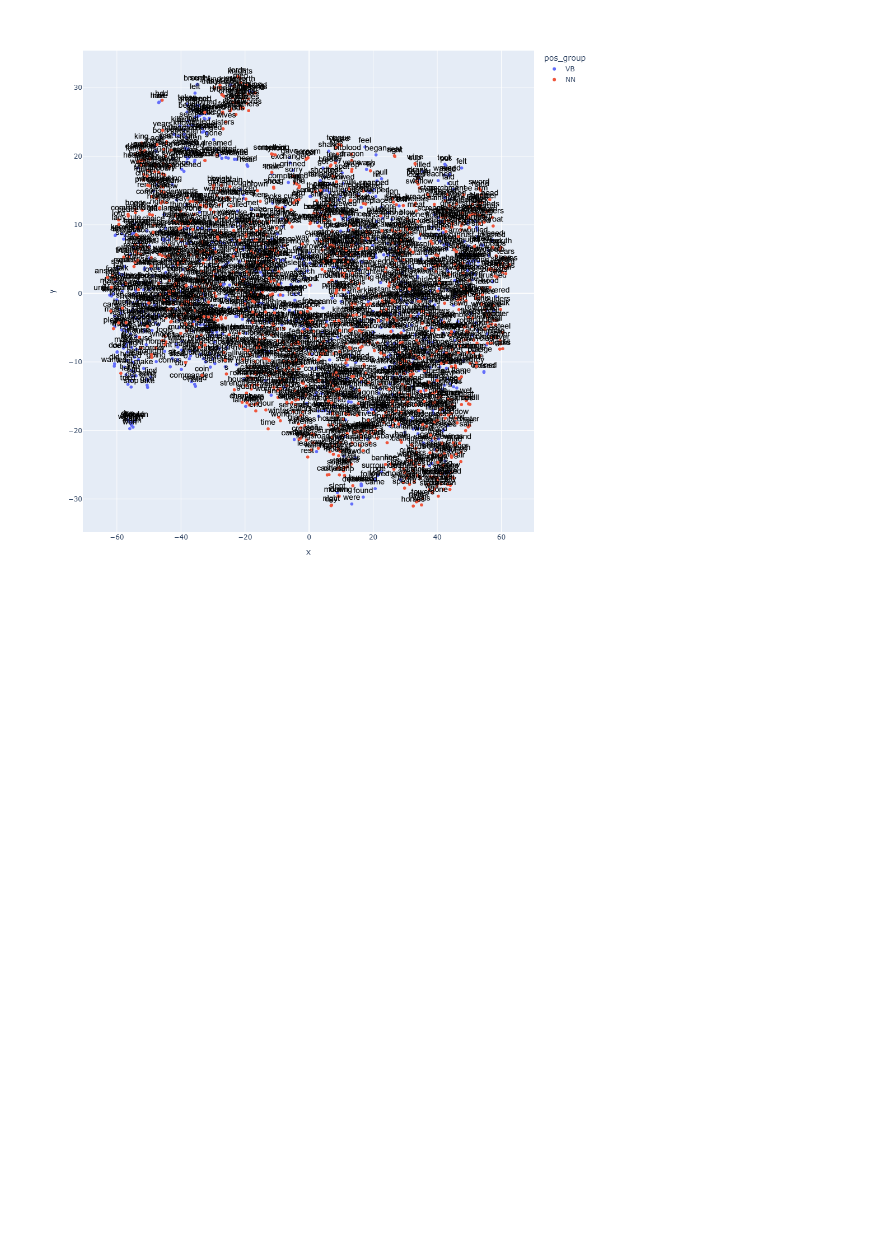
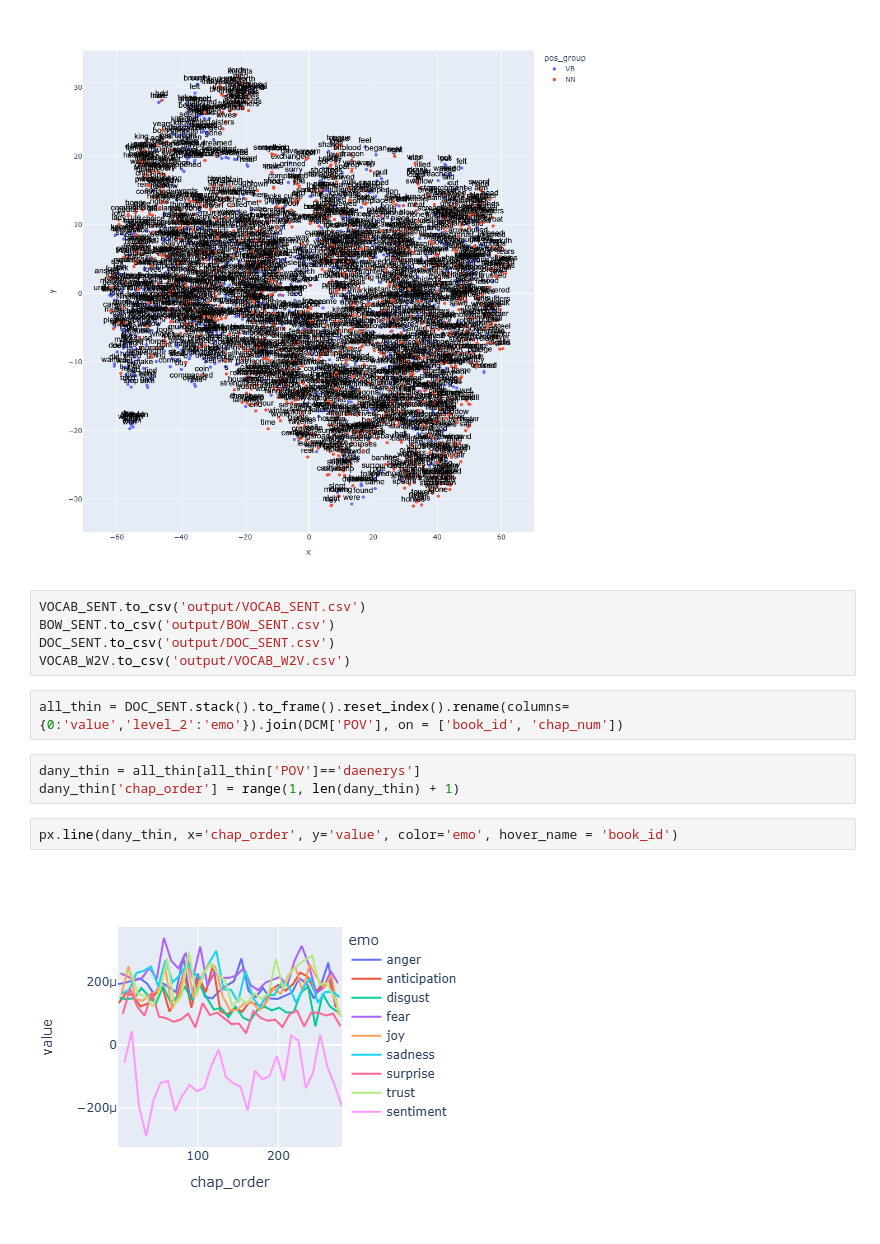
Before and after one commit to charlie-perez-35/DS5001-final, a Jupyter notebook: sent_analysis.ipynb, the cells around one changed output. Saved outputs shown, nothing was run; the diff lists cells and outputs as text; blank space fills up the shorter version.

```diff
--- a/sent_analysis.ipynb
+++ b/sent_analysis.ipynb
@@ -226,3 +226,17 @@ px.scatter(X.reset_index(), 'x', 'y',
         textposition='top center')
 # %% [output]
 [figure]
+# %%
+VOCAB_SENT.to_csv('output/VOCAB_SENT.csv')
+BOW_SENT.to_csv('output/BOW_SENT.csv')
+DOC_SENT.to_csv('output/DOC_SENT.csv')
+VOCAB_W2V.to_csv('output/VOCAB_W2V.csv')
+# %%
+all_thin = DOC_SENT.stack().to_frame().reset_index().rename(columns={0:'value','level_2':'emo'}).join(DCM['POV'], on = ['book_id', 'chap_num'])
+# %%
+dany_thin = all_thin[all_thin['POV']=='daenerys']
+dany_thin['chap_order'] = range(1, len(dany_thin) + 1)
+# %%
+px.line(dany_thin, x='chap_order', y='value', color='emo', hover_name = 'book_id')
+# %% [output]
+[figure, added]
```
Also changed, not shown: 14 other files.
